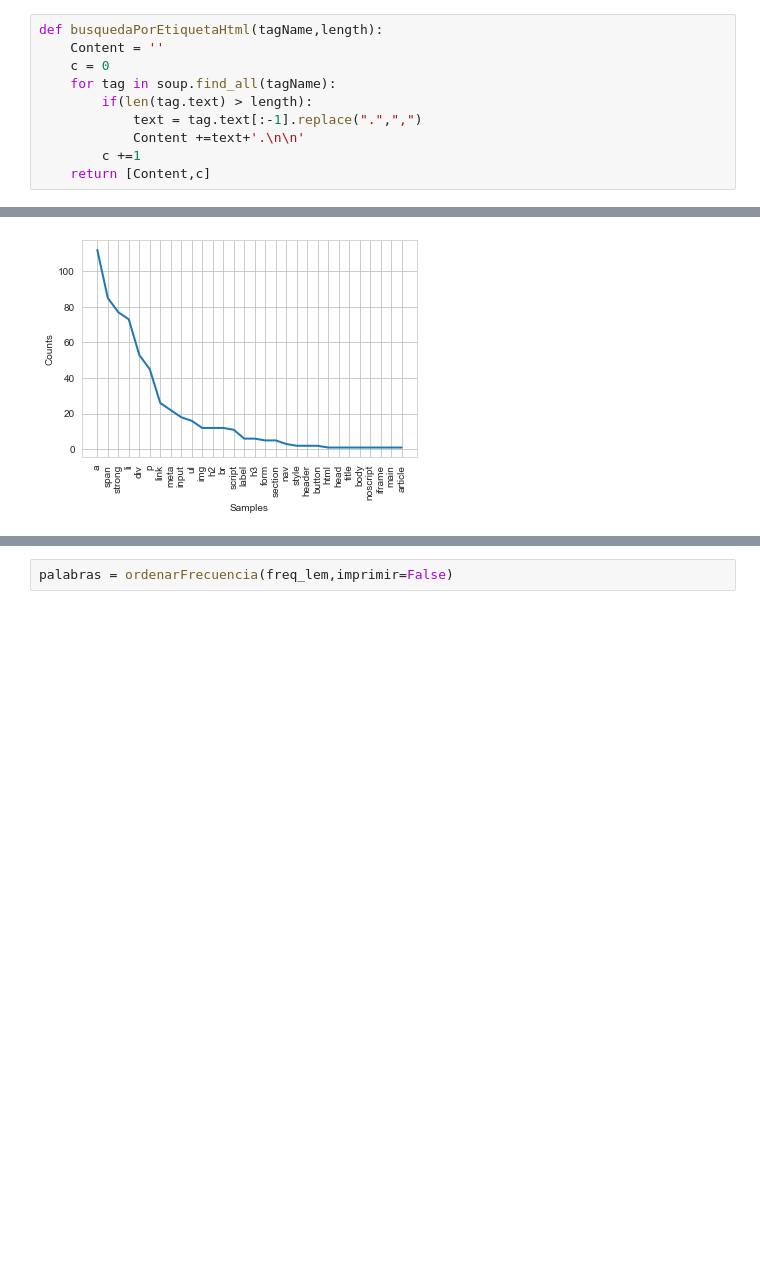
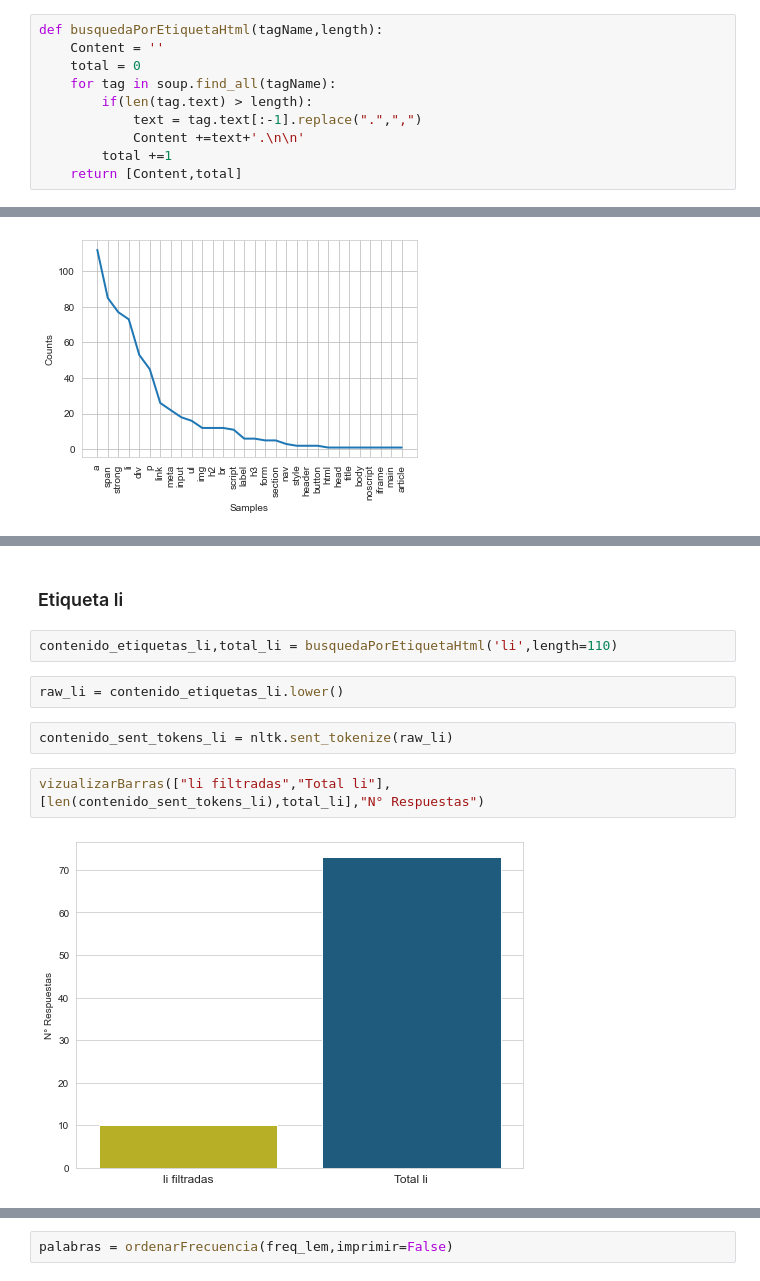
Before and after one commit to kchauxs/procesamiento_lenguaje_natural, a Jupyter notebook: Entrega/main.ipynb, the cells around one changed output, grey strips where cells are left out. Cells and saved outputs as stored; diff of their text form; blank space fills up the shorter version.

```diff
--- a/Entrega/main.ipynb
+++ b/Entrega/main.ipynb
@@ -161,11 +139,11 @@ def ordenarFrecuencia(freq_lem,imprimir = False):
 # %%
 def busquedaPorEtiquetaHtml(tagName,length):
     Content = ''
-    c = 0
+    total = 0
     for tag in soup.find_all(tagName):
         if(len(tag.text) > length):
             text = tag.text[:-1].replace(".",",")
             Content +=text+'.\n\n'
-        c +=1
-    return [Content,c]
+        total +=1
+    return [Content,total]
 # %%
@@ -212,2 +195,14 @@ vizualizarBarras(["P filtradas","Total P"],[len(contenido_sent_tokens),total],"N
 # %% [output]
 [figure]
+# %% [markdown]
+### Etiqueta li
+# %%
+contenido_etiquetas_li,total_li = busquedaPorEtiquetaHtml('li',length=110)
+# %%
+raw_li = contenido_etiquetas_li.lower()
+# %%
+contenido_sent_tokens_li = nltk.sent_tokenize(raw_li)
+# %%
+vizualizarBarras(["li filtradas","Total li"],[len(contenido_sent_tokens_li),total_li],"N° Respuestas")
+# %% [output]
+[figure, added]
```
Also changed, not shown: parts of 38 cells of this notebook.
